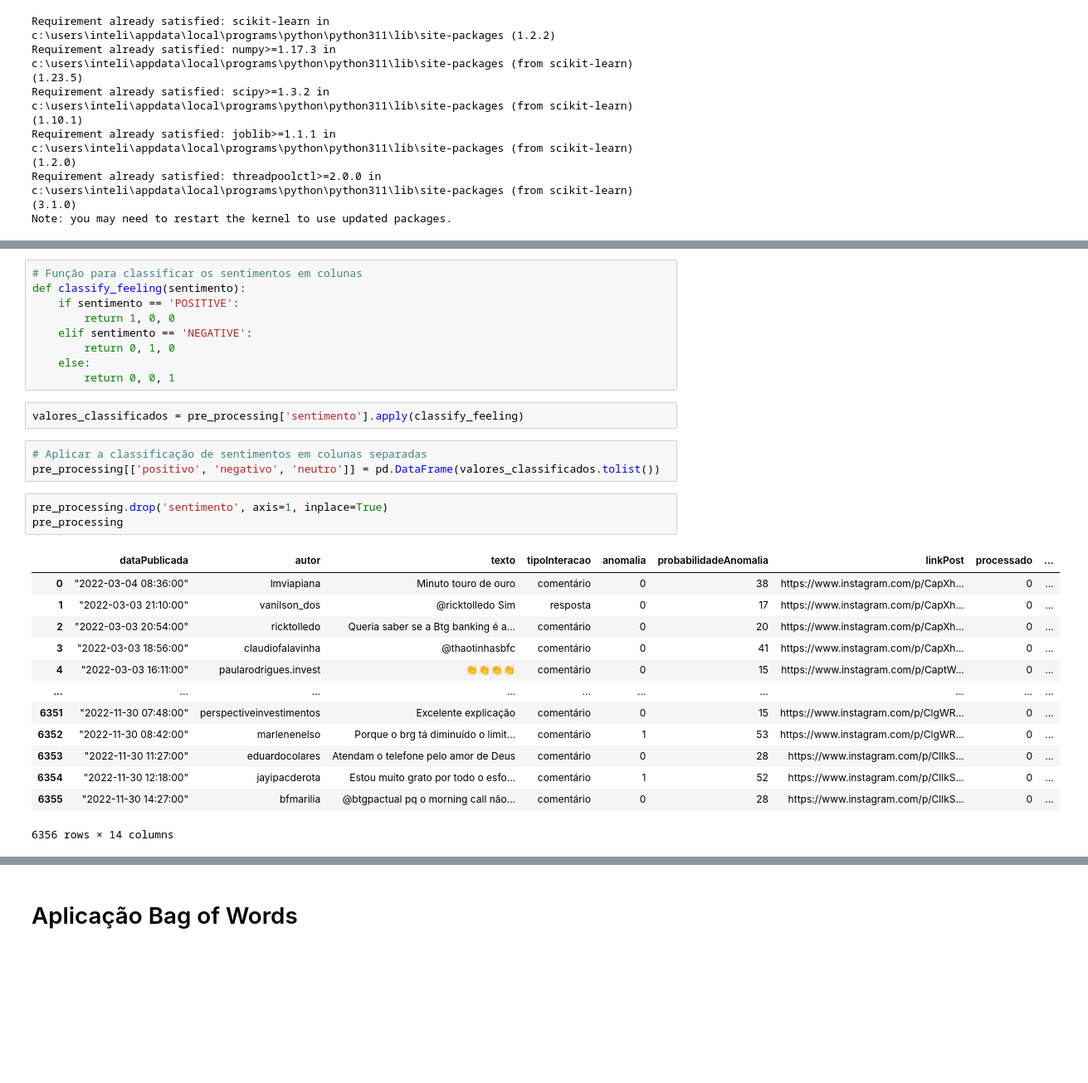
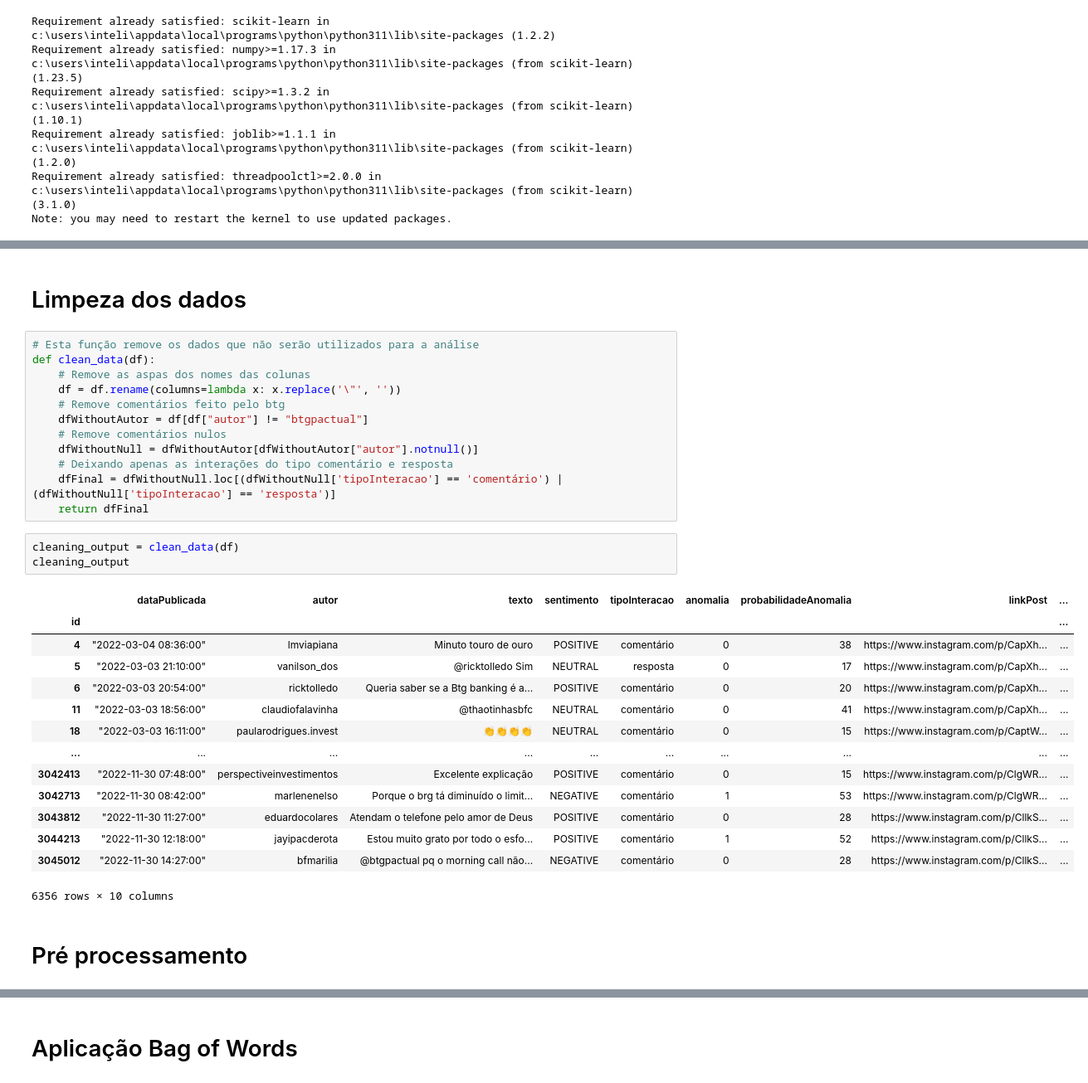
Before and after one commit to 2023M6T4-Inteli/Projeto4, a Jupyter notebook: src/bag_of_words.ipynb, the cells around one changed output, grey strips where cells are left out. Shown at 83% size. Saved outputs shown, nothing was run; the diff lists cells and outputs as text; blank space fills up the shorter version.

```diff
--- a/src/bag_of_words.ipynb
+++ b/src/bag_of_words.ipynb
@@ -61,31 +121,34 @@ pre_processing
-# %%
-# Função para classificar os sentimentos em colunas
-def classify_feeling(sentimento):
-    if sentimento == 'POSITIVE':
-        return 1, 0, 0
-    elif sentimento == 'NEGATIVE':
-        return 0, 1, 0
-    else:
-        return 0, 0, 1
-# %%
-valores_classificados = pre_processing['sentimento'].apply(classify_feeling)
-# %%
-# Aplicar a classificação de sentimentos em colunas separadas
-pre_processing[['positivo', 'negativo', 'neutro']] = pd.DataFrame(valores_classificados.tolist())
-# %%
-pre_processing.drop('sentimento', axis=1, inplace=True)
-pre_processing
-# %% [output]
-|  | dataPublicada | autor | texto | tipoInteracao | anomalia | probabilidadeAnomalia | linkPost | processado | ... |
-| 0 | "2022-03-04 08:36:00" | lmviapiana | Minuto touro de ouro | comentário | 0 | 38 | https://www.instagram.com/p/CapXh... | 0 | ... |
-| 1 | "2022-03-03 21:10:00" | vanilson_dos | @ricktolledo Sim | resposta | 0 | 17 | https://www.instagram.com/p/CapXh... | 0 | ... |
-| 2 | "2022-03-03 20:54:00" | ricktolledo | Queria saber se a Btg banking é a... | comentário | 0 | 20 | https://www.instagram.com/p/CapXh... | 0 | ... |
-| 3 | "2022-03-03 18:56:00" | claudiofalavinha | @thaotinhasbfc | comentário | 0 | 41 | https://www.instagram.com/p/CapXh... | 0 | ... |
-| 4 | "2022-03-03 16:11:00" | paularodrigues.invest | 👏👏👏👏 | comentário | 0 | 15 | https://www.instagram.com/p/CaptW... | 0 | ... |
-| ... | ... | ... | ... | ... | ... | ... | ... | ... | ... |
-| 6351 | "2022-11-30 07:48:00" | perspectiveinvestimentos | Excelente explicação | comentário | 0 | 15 | https://www.instagram.com/p/ClgWR... | 0 | ... |
-| 6352 | "2022-11-30 08:42:00" | marlenenelso | Porque o brg tá diminuído o limit... | comentário | 1 | 53 | https://www.instagram.com/p/ClgWR... | 0 | ... |
-| 6353 | "2022-11-30 11:27:00" | eduardocolares | Atendam o telefone pelo amor de Deus | comentário | 0 | 28 | https://www.instagram.com/p/CllkS... | 0 | ... |
-| 6354 | "2022-11-30 12:18:00" | jayipacderota | Estou muito grato por todo o esfo... | comentário | 1 | 52 | https://www.instagram.com/p/CllkS... | 0 | ... |
-| 6355 | "2022-11-30 14:27:00" | bfmarilia | @btgpactual pq o morning call não... | comentário | 0 | 28 | https://www.instagram.com/p/CllkS... | 0 | ... |
-6356 rows × 14 columns
+# %% [markdown]
+# Limpeza dos dados
+# %%
+# Esta função remove os dados que não serão utilizados para a análise
+def clean_data(df):
+    # Remove as aspas dos nomes das colunas
+    df = df.rename(columns=lambda x: x.replace('\"', ''))
+    # Remove comentários feito pelo btg
+    dfWithoutAutor = df[df["autor"] != "btgpactual"]
+    # Remove comentários nulos
+    dfWithoutNull = dfWithoutAutor[dfWithoutAutor["autor"].notnull()]
+    # Deixando apenas as interações do tipo comentário e resposta
+    dfFinal = dfWithoutNull.loc[(dfWithoutNull['tipoInteracao'] == 'comentário') | (dfWithoutNull['tipoInteracao'] == 'resposta')]
+    return dfFinal
+# %%
+cleaning_output = clean_data(df)
+cleaning_output
+# %% [output]
+|  | dataPublicada | autor | texto | sentimento | tipoInteracao | anomalia | probabilidadeAnomalia | linkPost | ... |
+| id |  |  |  |  |  |  |  |  | ... |
+| 4 | "2022-03-04 08:36:00" | lmviapiana | Minuto touro de ouro | POSITIVE | comentário | 0 | 38 | https://www.instagram.com/p/CapXh... | ... |
+| 5 | "2022-03-03 21:10:00" | vanilson_dos | @ricktolledo Sim | NEUTRAL | resposta | 0 | 17 | https://www.instagram.com/p/CapXh... | ... |
+| 6 | "2022-03-03 20:54:00" | ricktolledo | Queria saber se a Btg banking é a... | POSITIVE | comentário | 0 | 20 | https://www.instagram.com/p/CapXh... | ... |
+| 11 | "2022-03-03 18:56:00" | claudiofalavinha | @thaotinhasbfc | NEUTRAL | comentário | 0 | 41 | https://www.instagram.com/p/CapXh... | ... |
+| 18 | "2022-03-03 16:11:00" | paularodrigues.invest | 👏👏👏👏 | NEUTRAL | comentário | 0 | 15 | https://www.instagram.com/p/CaptW... | ... |
+| ... | ... | ... | ... | ... | ... | ... | ... | ... | ... |
+| 3042413 | "2022-11-30 07:48:00" | perspectiveinvestimentos | Excelente explicação | POSITIVE | comentário | 0 | 15 | https://www.instagram.com/p/ClgWR... | ... |
+| 3042713 | "2022-11-30 08:42:00" | marlenenelso | Porque o brg tá diminuído o limit... | NEGATIVE | comentário | 1 | 53 | https://www.instagram.com/p/ClgWR... | ... |
+| 3043812 | "2022-11-30 11:27:00" | eduardocolares | Atendam o telefone pelo amor de Deus | POSITIVE | comentário | 0 | 28 | https://www.instagram.com/p/CllkS... | ... |
+| 3044213 | "2022-11-30 12:18:00" | jayipacderota | Estou muito grato por todo o esfo... | POSITIVE | comentário | 1 | 52 | https://www.instagram.com/p/CllkS... | ... |
+| 3045012 | "2022-11-30 14:27:00" | bfmarilia | @btgpactual pq o morning call não... | NEGATIVE | comentário | 0 | 28 | https://www.instagram.com/p/CllkS... | ... |
+6356 rows × 10 columns
+# %% [markdown]
+# Pré processamento
```
Also changed, not shown: parts of 35 cells of this notebook, 2 other files.
